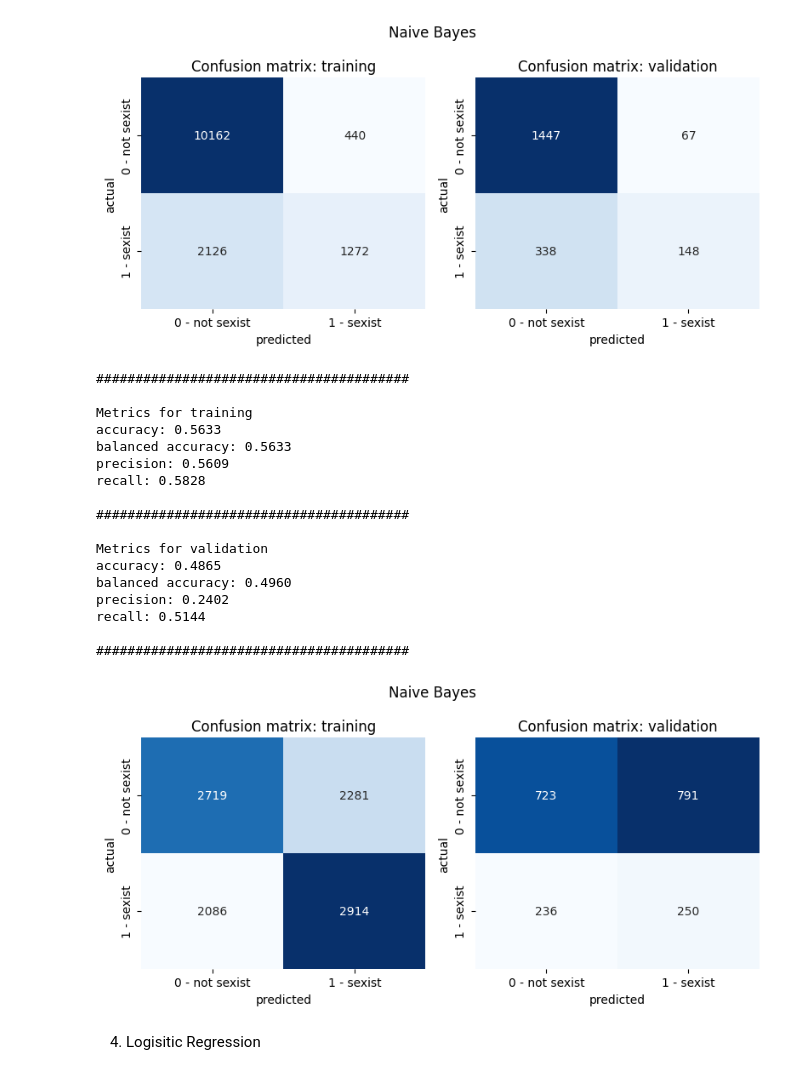
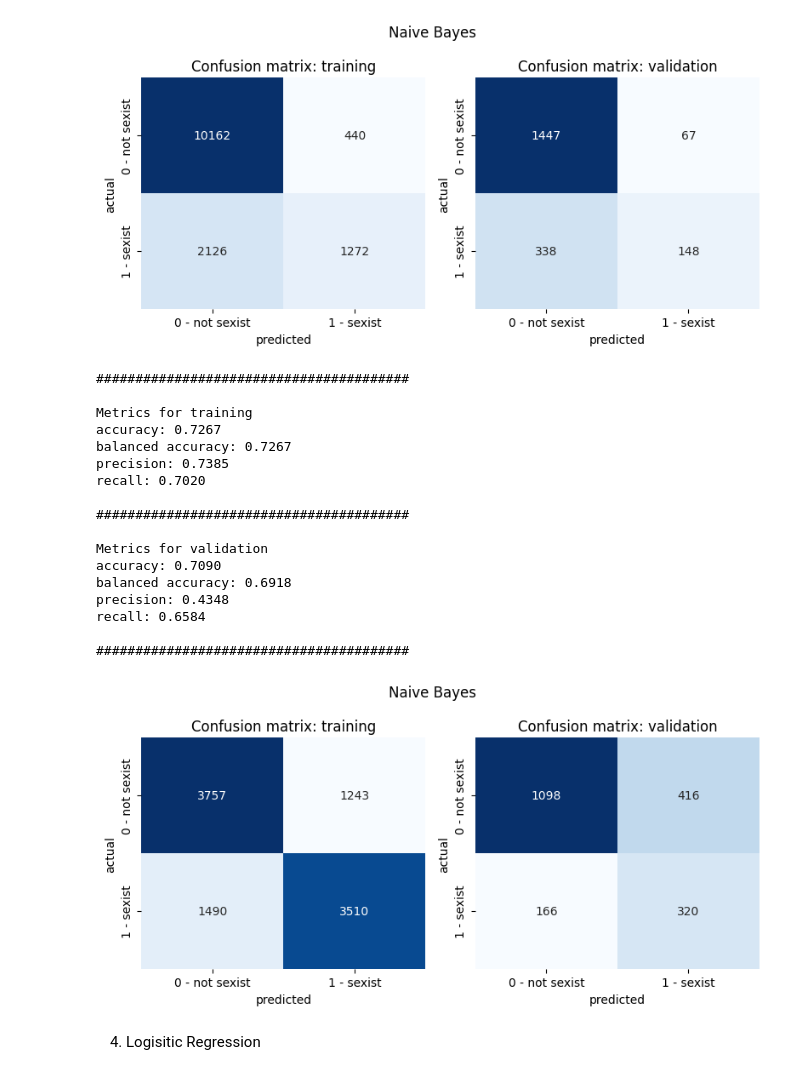
Before and after one commit to henrform/NLP_24W_VSHJ, a Jupyter notebook: milestone 2/milestone_2.ipynb, the cells around one changed output. Drawn from its saved outputs; the diff is of its cells as text; code cells hidden in the pictures.

```diff
--- a/milestone 2/milestone_2.ipynb
+++ b/milestone 2/milestone_2.ipynb
@@ -17,11 +17,12 @@ from baseline_models import XGBoostClassifier, MajorityClassClassifier, NaiveBay
 # %%
 import_preprocess = ImportPreprocess()
 import_preprocess.import_train_val_test()
+import_preprocess.create_balanced_dataset()
 
 X_train, y_train, S_train = import_preprocess.X_train, import_preprocess.y_train, import_preprocess.S_train
 X_val, y_val, S_val = import_preprocess.X_val, import_preprocess.y_val, import_preprocess.S_val
 X_test, y_test, S_test = import_preprocess.X_test, import_preprocess.y_test, import_preprocess.S_test
-X_balanced, y_balanced = import_preprocess.create_balanced_dataset(X_train, y_train, n_samples=5000)
+X_balanced, y_balanced = import_preprocess.X_train_balanced, import_preprocess.y_train_balanced
 
 print("Number of training samples:", len(X_train))
 print("Number of validation samples:", len(X_val))
@@ -125,7 +126,7 @@ recall: 0.0000
 # %% [markdown]
 3. Naive Bayes (NB)
 # %%
-X_train_bow, X_val_bow, X_test_bow, X_balanced_bow, X_train_val_bow, feature_names = import_preprocess.create_bow_representation()
+X_train_bow, X_val_bow, X_test_bow, X_train_val_bow, feature_names = import_preprocess.create_bow_representation()
 
 naive_bayes_classifier = NaiveBayesClassifier()
 naive_bayes_classifier.train(X_train_bow, y_train, None, None)
@@ -153,30 +154,31 @@ recall: 0.3045
 ########################################
 [figure]
 # %%
-naive_bayes_classifier.train(X_balanced_bow, y_balanced, None, None)
+X_train_balanced_bow, X_val_balanced_bow, X_test_balanced_bow, X_train_val_balanced_bow, feature_names = import_preprocess.create_bow_representation(balanced=True)
+naive_bayes_classifier.train(X_train_balanced_bow, y_balanced, None, None)
 
-res = naive_bayes_classifier.evaluate({"training": X_balanced_bow, "validation": X_val_bow}, [y_balanced, y_val], model_name="Naive Bayes")
+res = naive_bayes_classifier.evaluate({"training": X_train_balanced_bow, "validation": X_val_balanced_bow}, [y_balanced, y_val], model_name="Naive Bayes")
 for res_x in res:
     balanced_results.loc[len(balanced_results)] = res_x
 # %% [output]
 ########################################
 
 Metrics for training
-accuracy: 0.5633
-balanced accuracy: 0.5633
-precision: 0.5609
-recall: 0.5828
+accuracy: 0.7267
+balanced accuracy: 0.7267
+precision: 0.7385
+recall: 0.7020
 
 ########################################
 
 Metrics for validation
-accuracy: 0.4865
-balanced accuracy: 0.4960
-precision: 0.2402
-recall: 0.5144
+accuracy: 0.7090
+balanced accuracy: 0.6918
+precision: 0.4348
+recall: 0.6584
 
 ########################################
-[figure, old version]
+[figure, new version]
 # %% [markdown]
 4. Logisitic Regression
 # %%
```
Also changed, not shown: parts of 6 cells of this notebook.
